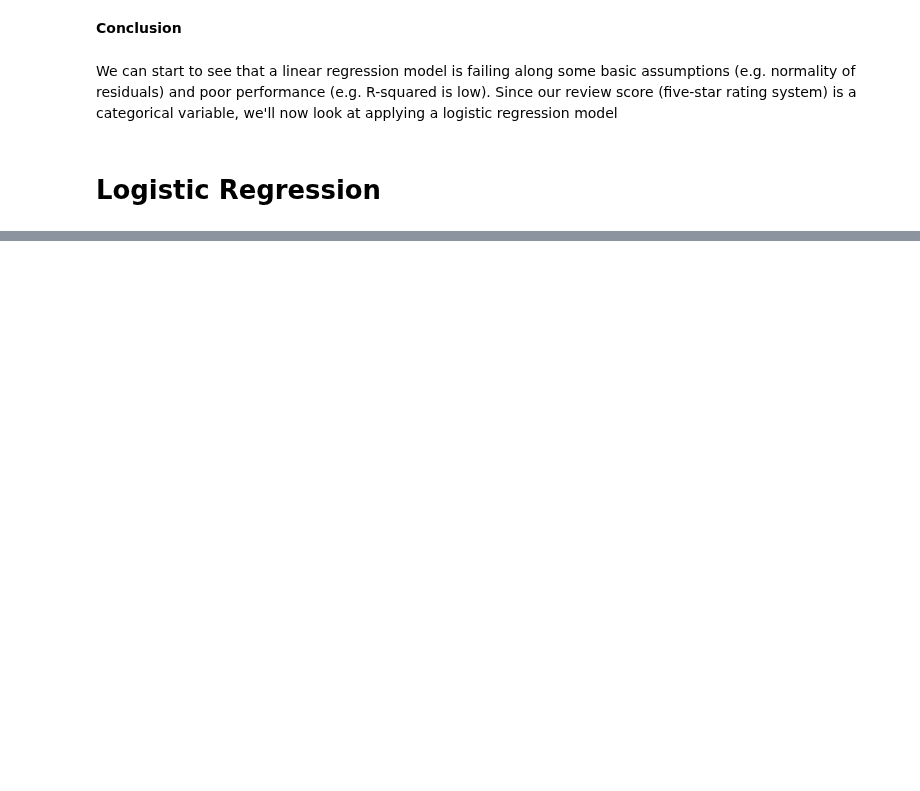
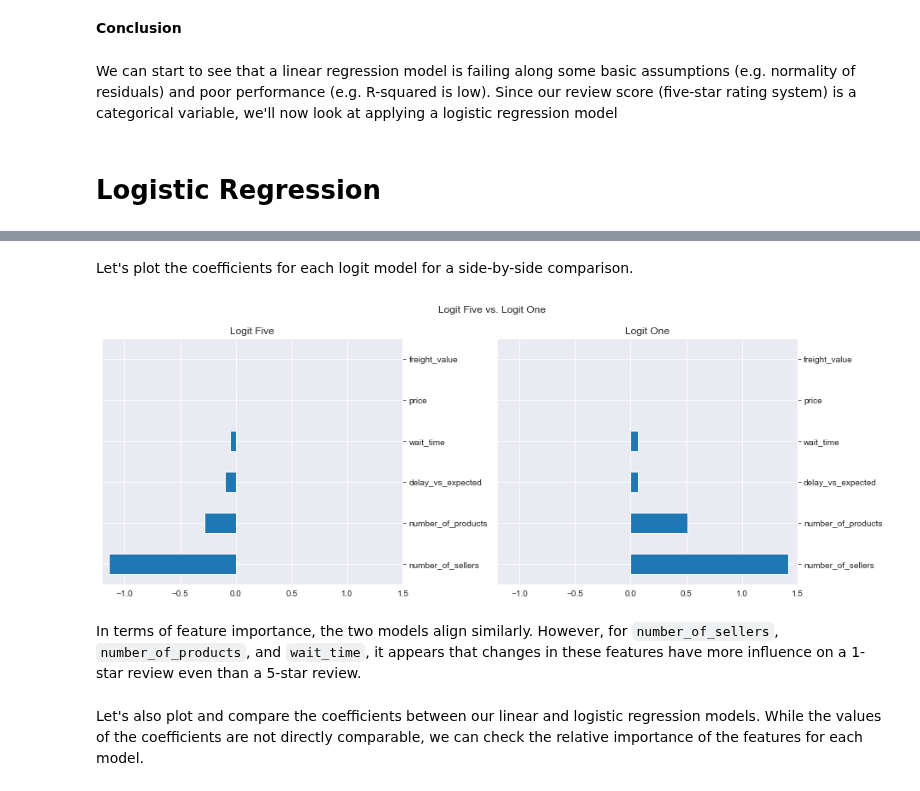
Before and after one commit to phlln/olist-analysis, a Jupyter notebook: notebooks/Orders Analysis.ipynb, the cells around one changed output, grey strips where cells are left out. Saved outputs shown, nothing was run; the diff lists cells and outputs as text; code cells hidden in the pictures; blank space fills up the shorter version.

Commit message:
revised Orders logistic regression interpretation

```diff
--- a/notebooks/Orders Analysis.ipynb
+++ b/notebooks/Orders Analysis.ipynb
@@ -419,0 +677,29 @@ print(linear_model.summary())
+# %% [markdown]
+Let's plot the coefficients for each logit model for a side-by-side comparison.
+# %%
+# Logistic Regression Model Comparison
+plt.figure(figsize=(13,5))
+plt.suptitle('Logit Five vs. Logit One')
+
+# Logistic Regression - logit_five_model
+ax1 = plt.subplot(1,2,1)
+ax1.set_title('Logit Five')
+ax1.yaxis.tick_right()
+ax1.set_xlim(-1.2, 1.5)
+logit_five.params[1:].sort_values().plot(kind='barh', ax=ax1)
+
+# Logistic Regression - logit_one_model
+ax2 = plt.subplot(1,2,2)
+ax2.set_title('Logit One')
+ax2.yaxis.tick_right()
+ax2.set_xlim(-1.2, 1.5)
+logit_one.params[1:].sort_values(ascending=False).plot(kind='barh', ax=ax2)
+
+plt.tight_layout()
+plt.show()
+# %% [output]
+[figure, added]
+# %% [markdown]
+In terms of feature importance, the two models align similarly. However, for `number_of_sellers`, `number_of_products`, and `wait_time`, it appears that changes in these features have more influence on a 1-star review even than a 5-star review.
+# %% [markdown]
+Let's also plot and compare the coefficients between our linear and logistic regression models. While the values of the coefficients are not directly comparable, we can check the relative importance of the features for each model.
```
Also changed, not shown: parts of 87 cells of this notebook, 2 other files.
